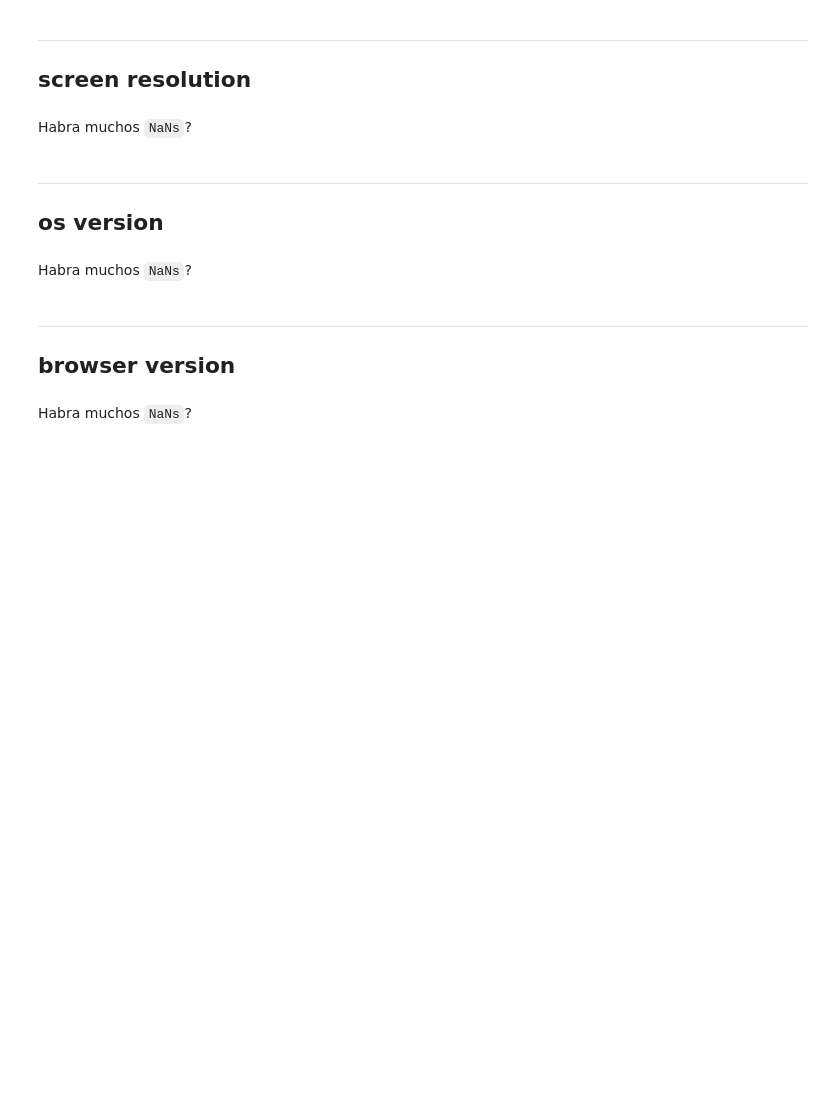
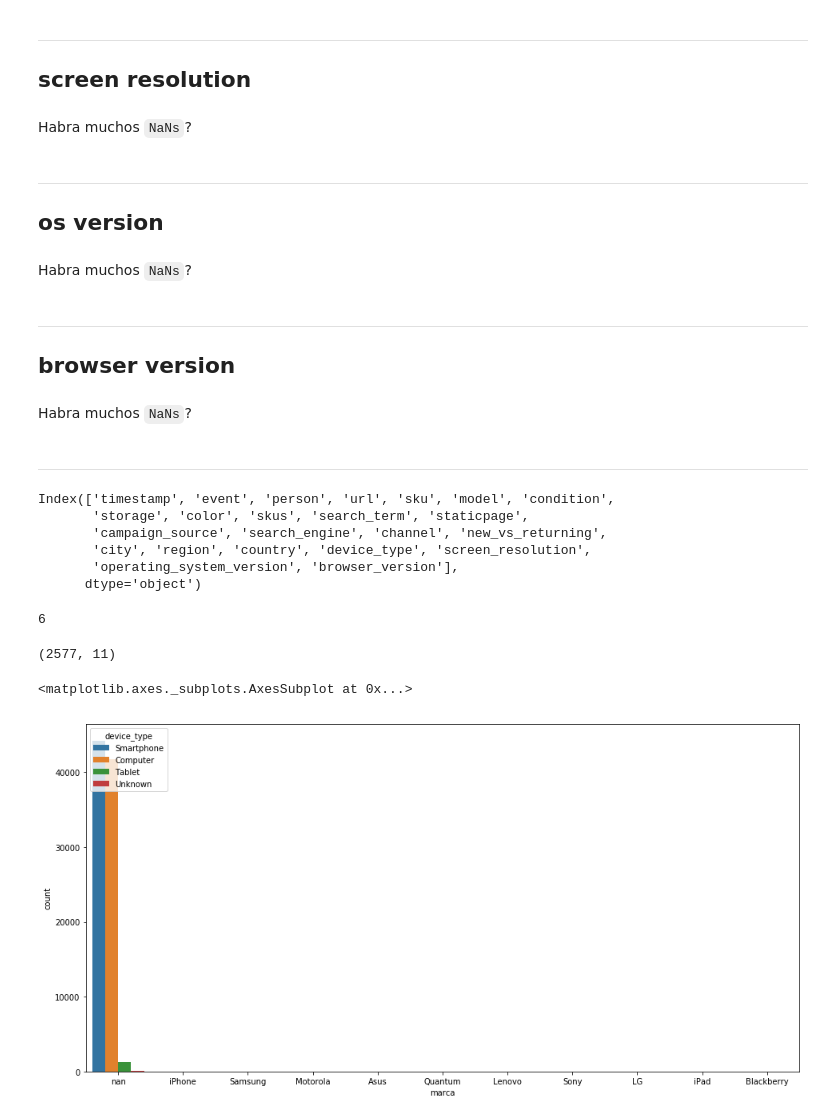
Before and after one commit to rozanecm/7506_OrganizacionDeDatos_TP1, a Jupyter notebook: tp1.ipynb, the cells around one changed output. Saved outputs shown, nothing was run; the diff lists cells and outputs as text; code cells hidden in the pictures; blank space fills up the shorter version.

```diff
--- a/tp1.ipynb
+++ b/tp1.ipynb
@@ -630,3 +630,6 @@ df.model.apply(lambda x: str(x).split()[0]).value_counts(ascending=True)[:-1].pl
 # %% [output]
 <matplotlib.axes._subplots.AxesSubplot at 0x...>
 [figure]
+# %%
+# agregamos columna Marca
+df['marca'] = df.model.apply(lambda x: str(x).split()[0])
@@ -884,3 +906,5 @@ Habra muchos `NaNs`?
 cant_nans = len(df) - df['browser_version'].count()
 print("cantidad nans: " + str(cant_nans))
 print("porcentaje nans: " + str(cant_nans/len(df)))
+# %% [markdown]
+***
@@ -886,0 +914,24 @@ print("porcentaje nans: " + str(cant_nans/len(df)))
+# %%
+df.columns
+# %% [output]
+Index(['timestamp', 'event', 'person', 'url', 'sku', 'model', 'condition',
+       'storage', 'color', 'skus', 'search_term', 'staticpage',
+       'campaign_source', 'search_engine', 'channel', 'new_vs_returning',
+       'city', 'region', 'country', 'device_type', 'screen_resolution',
+       'operating_system_version', 'browser_version'],
+      dtype='object')
+# %%
+len(df.condition.unique())
+# %% [output]
+6
+# %%
+df2.shape
+# %% [output]
+(2577, 11)
+# %%
+from matplotlib import pyplot
+fig, ax = pyplot.subplots(figsize=(16,8))
+sns.countplot(data=df, x="marca", hue="device_type")
+# %% [output]
+<matplotlib.axes._subplots.AxesSubplot at 0x...>
+[figure, added]
```
Also changed, not shown: parts of 3 cells of this notebook.
